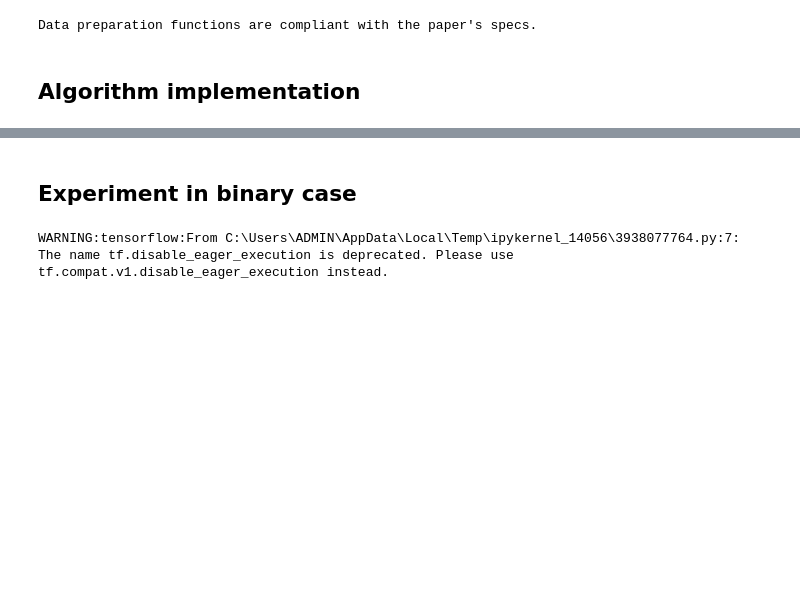
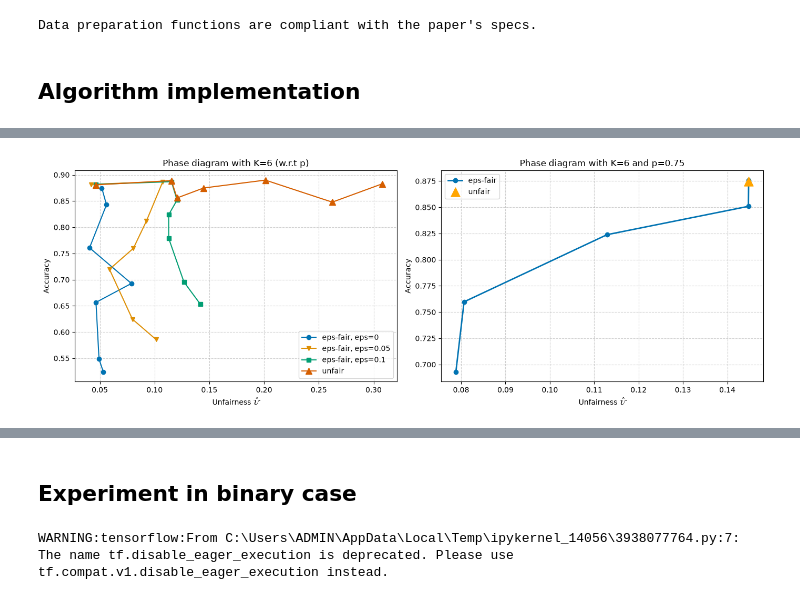
Before and after one commit to nghiep2405/Fairness_Guarantees_in_Multi-class-KTDLL-HCMUS, a Jupyter notebook: experimentation_epsilon_fairness_update.ipynb, the cells around one changed output, grey strips where cells are left out. Drawn from its saved outputs; the diff is of its cells as text; code cells hidden in the pictures; blank space fills up the shorter version.

Commit message:
feat: add synthetic experiment run

```diff
--- a/experimentation_epsilon_fairness_update.ipynb
+++ b/experimentation_epsilon_fairness_update.ipynb
@@ -298,0 +380,81 @@ def run_epsilon_fairness_post_processing(probas_test, probas_pool, S_test, S_poo
+# %%
+def plot_synthetic_results(results_df, dist_data):
+    """
+    Vẽ Hình 2 (Phase Diagram) và Hình 3 (Distribution) từ dữ liệu thực nghiệm.
+    """
+    sns.set_palette("colorblind")
+
+    # === VẼ HÌNH 2: PHASE DIAGRAM ===
+    fig, axes = plt.subplots(1, 2, figsize=(14, 5))
+
+    # Hình 2 - Trái: Phase diagram w.r.t mức độ bias p
+    df_eps_0 = results_df[results_df['Epsilon'] == 0.0]
+    df_eps_05 = results_df[results_df['Epsilon'] == 0.05]
+    df_eps_1 = results_df[results_df['Epsilon'] == 0.1]
+    df_unfair = results_df[results_df['Epsilon'] == 'Unfair']
+
+    axes[0].plot(df_eps_0['Unfairness'], df_eps_0['Accuracy'], marker='o', label='eps-fair, eps=0')
+    axes[0].plot(df_eps_05['Unfairness'], df_eps_05['Accuracy'], marker='v', label='eps-fair, eps=0.05')
+    axes[0].plot(df_eps_1['Unfairness'], df_eps_1['Accuracy'], marker='s', label='eps-fair, eps=0.1')
+    axes[0].plot(df_unfair['Unfairness'], df_unfair['Accuracy'], marker='^', markersize=8, label='unfair')
+
+    axes[0].set_title('Phase diagram with K=6 (w.r.t p)')
+    axes[0].set_xlabel(r'Unfairness $\hat{\mathcal{U}}$')
+    axes[0].set_ylabel('Accuracy')
+    axes[0].legend()
+    axes[0].grid(True, linestyle='--', alpha=0.6)
+
+    # Hình 2 - Phải: Phase diagram w.r.t tham số epsilon (Cố định p=0.75)
+    df_p75 = results_df[results_df['p'] == 0.75]
+    df_p75_fair = df_p75[df_p75['Epsilon'] != 'Unfair']
+    df_p75_unfair = df_p75[df_p75['Epsilon'] == 'Unfair']
+
+    axes[1].plot(df_p75_fair['Unfairness'], df_p75_fair['Accuracy'], marker='o', lw=2, label='eps-fair')
+    axes[1].scatter(df_p75_unfair['Unfairness'], df_p75_unfair['Accuracy'], color='orange', marker='^', s=150, label='unfair', zorder=5)
+
+    axes[1].set_title('Phase diagram with K=6 and p=0.75')
+    axes[1].set_xlabel(r'Unfairness $\hat{\mathcal{U}}$')
+    axes[1].set_ylabel('Accuracy')
+    axes[1].legend()
+    axes[1].grid(True, linestyle='--', alpha=0.6)
+
+    plt.tight_layout()
+    plt.show()
+
+    # === VẼ HÌNH 3: DISTRIBUTION ===
+    fig, axes = plt.subplots(1, 2, figsize=(14, 5))
+
+    for idx, (method, data) in enumerate(dist_data.items()):
+        y_pred = data['y_pred']
+        S_test = data['S_test']
+
+        # Đếm mật độ phân phối cho từng lớp (K=6)
+        classes = np.arange(6)
+        density_s_minus1 = [np.sum((y_pred == c) & (S_test == -1)) / np.sum(S_test == -1) for c in classes]
+        density_s_plus1 = [np.sum((y_pred == c) & (S_test == 1)) / np.sum(S_test == 1) for c in classes]
+
+        width = 0.35
+        axes[idx].bar(classes - width/2, density_s_minus1, width, label='S = -1', alpha=0.8, color='steelblue')
+        axes[idx].bar(classes + width/2, density_s_plus1, width, label='S = +1', alpha=0.8, color='red')
+
+        title = f"{method} Model: Distribution over classes"
+        axes[idx].set_title(title)
+        axes[idx].set_xlabel('Class')
+        axes[idx].set_ylabel('Density')
+        axes[idx].set_xticks(classes)
+        axes[idx].set_xticklabels([str(c+1) for c in classes])
+        axes[idx].legend()
+
+    plt.tight_layout()
+    plt.show()
+
+# --- GỌI THỰC THI CHÍNH ---
+print("=== BƯỚC 1: THỰC NGHIỆM SYNTHETIC DATA ===")
+results_syn_df, dist_data = run_synthetic_experiments()
+
+print("\n[+] Hoàn thành thực nghiệm. Dữ liệu tổng hợp:")
+display(results_syn_df.head(10))
+
+print("\n[+] Đang vẽ đồ thị Hình 2 và Hình 3...")
+plot_synthetic_results(results_syn_df, dist_data)
+# %% [output]
@@ -298,0 +490 @@ def run_epsilon_fairness_post_processing(probas_test, probas_pool, S_test, S_poo
+[figure, added]
```
Also changed, not shown: parts of 5 cells of this notebook.
